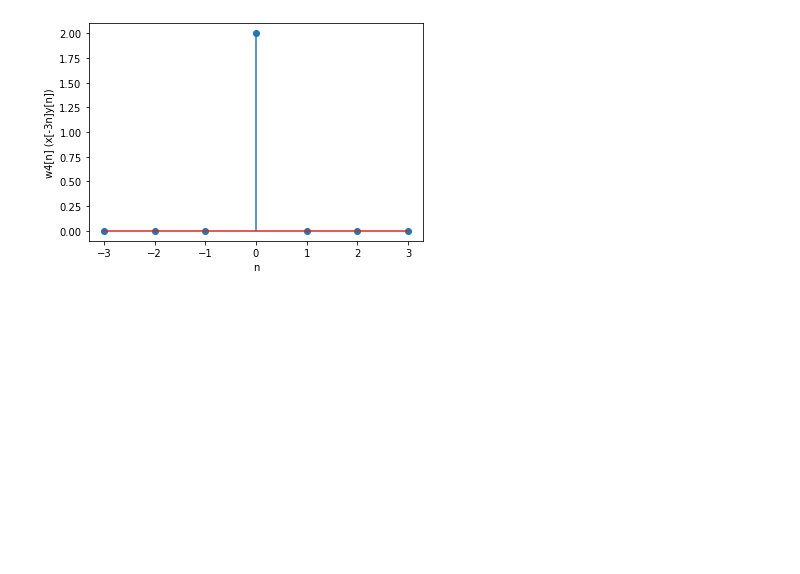
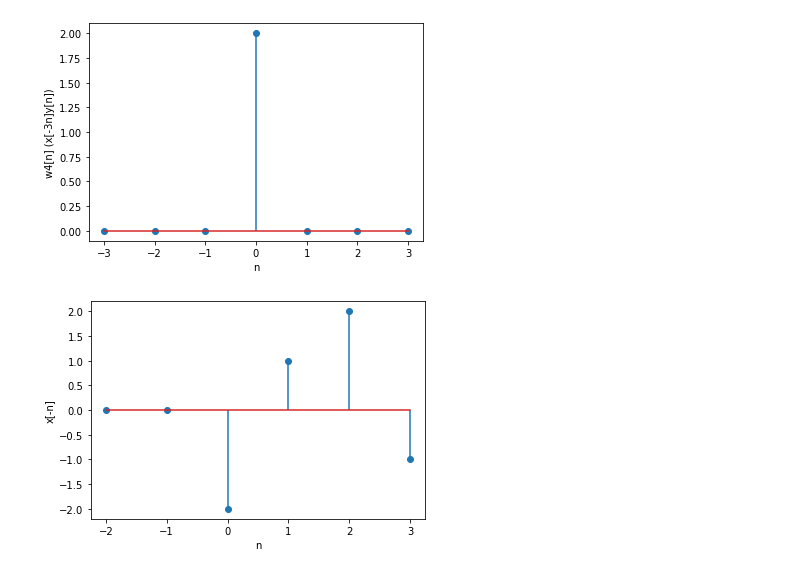
Before and after one commit to steveGillet/discreteTimeSignals, a Jupyter notebook: gilletSteveAssignment1.ipynb, the cells around one changed output. Cells and saved outputs as stored; diff of their text form; code cells hidden in the pictures; blank space fills up the shorter version.

```diff
--- a/gilletSteveAssignment1.ipynb
+++ b/gilletSteveAssignment1.ipynb
@@ -73,3 +73,9 @@ plot(w4,n,"w4[n] (x[-3n]y[n])")
 # %% [output]
 [ 0. -0. -0.  2. -0. -0. -0.]
 [figure]
+# %%
+x = np.array((-1,2,1,-2,0,0,))
+n = np.array((-3,-2,-1,0,1,2))
+plot(np.flip(x),-np.flip(n),'x[-n]')
+# %% [output]
+[figure, added]
```
Also changed, not shown: 3 other files.
